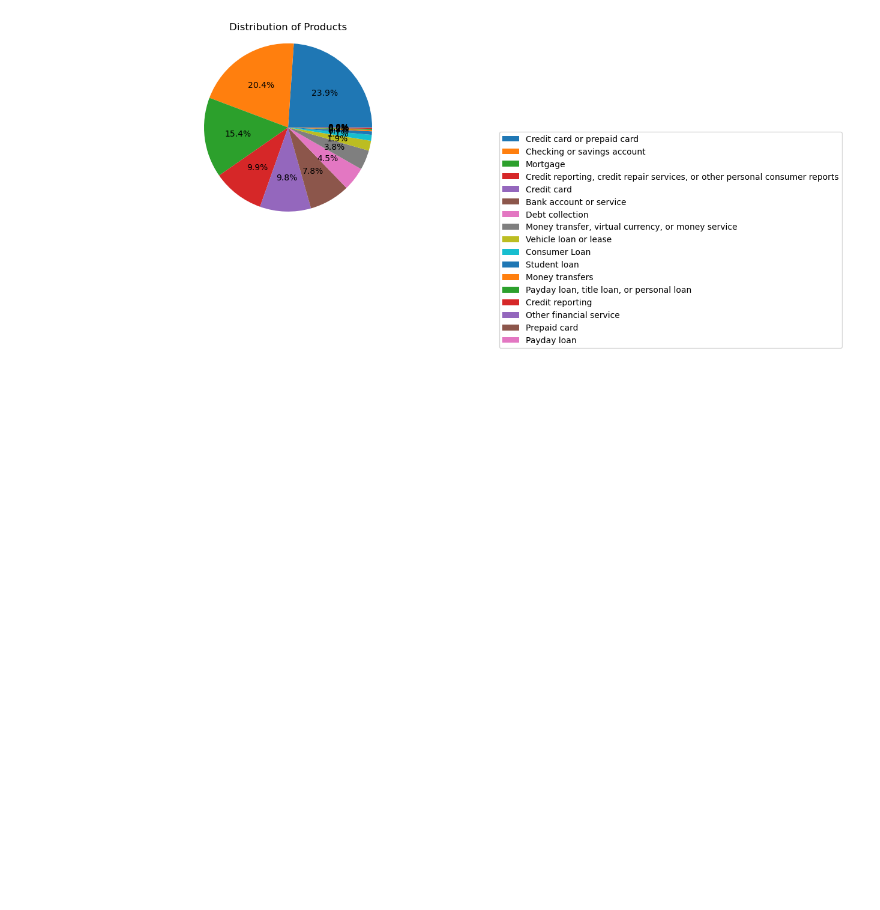
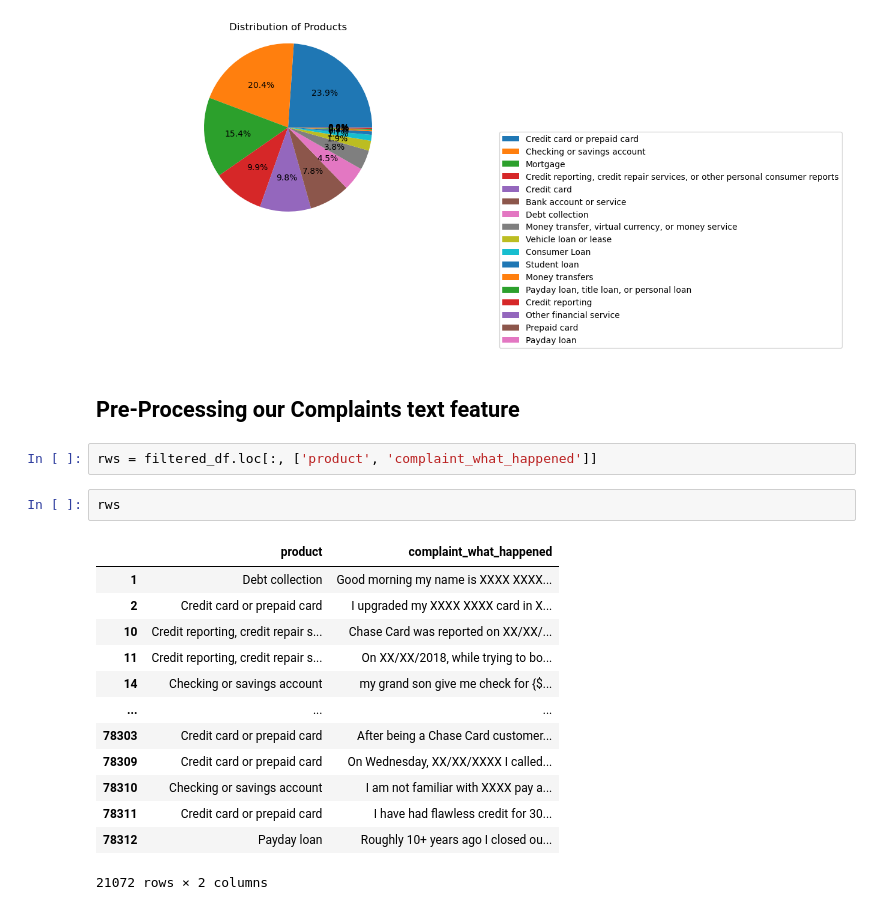
Before and after one commit to Mohd-Owais-Shaikh/IT-ticket-classification-using-LLM, a Jupyter notebook: Data_Cleaning.ipynb, the cells around one changed output. Cells and saved outputs as stored; diff of their text form; blank space fills up the shorter version.

Commit message:
Added Pre-Processing text Data

```diff
--- a/Data_Cleaning.ipynb
+++ b/Data_Cleaning.ipynb
@@ -148,3 +150,23 @@ plt.legend(labels=product_counts.index, loc='upper right', bbox_to_anchor=(2, 0.
 plt.show()
 # %% [output]
 [figure]
+# %% [markdown]
+## Pre-Processing our Complaints text feature
+# %%
+rws = filtered_df.loc[:, ['product', 'complaint_what_happened']]
+# %%
+rws
+# %% [output]
+|  | product | complaint_what_happened |
+| 1 | Debt collection | Good morning my name is XXXX XXXX... |
+| 2 | Credit card or prepaid card | I upgraded my XXXX XXXX card in X... |
+| 10 | Credit reporting, credit repair s... | Chase Card was reported on XX/XX/... |
+| 11 | Credit reporting, credit repair s... | On XX/XX/2018, while trying to bo... |
+| 14 | Checking or savings account | my grand son give me check for {$... |
+| ... | ... | ... |
+| 78303 | Credit card or prepaid card | After being a Chase Card customer... |
+| 78309 | Credit card or prepaid card | On Wednesday, XX/XX/XXXX I called... |
+| 78310 | Checking or savings account | I am not familiar with XXXX pay a... |
+| 78311 | Credit card or prepaid card | I have had flawless credit for 30... |
+| 78312 | Payday loan | Roughly 10+ years ago I closed ou... |
+21072 rows × 2 columns
```
Also changed, not shown: parts of 17 cells of this notebook.
